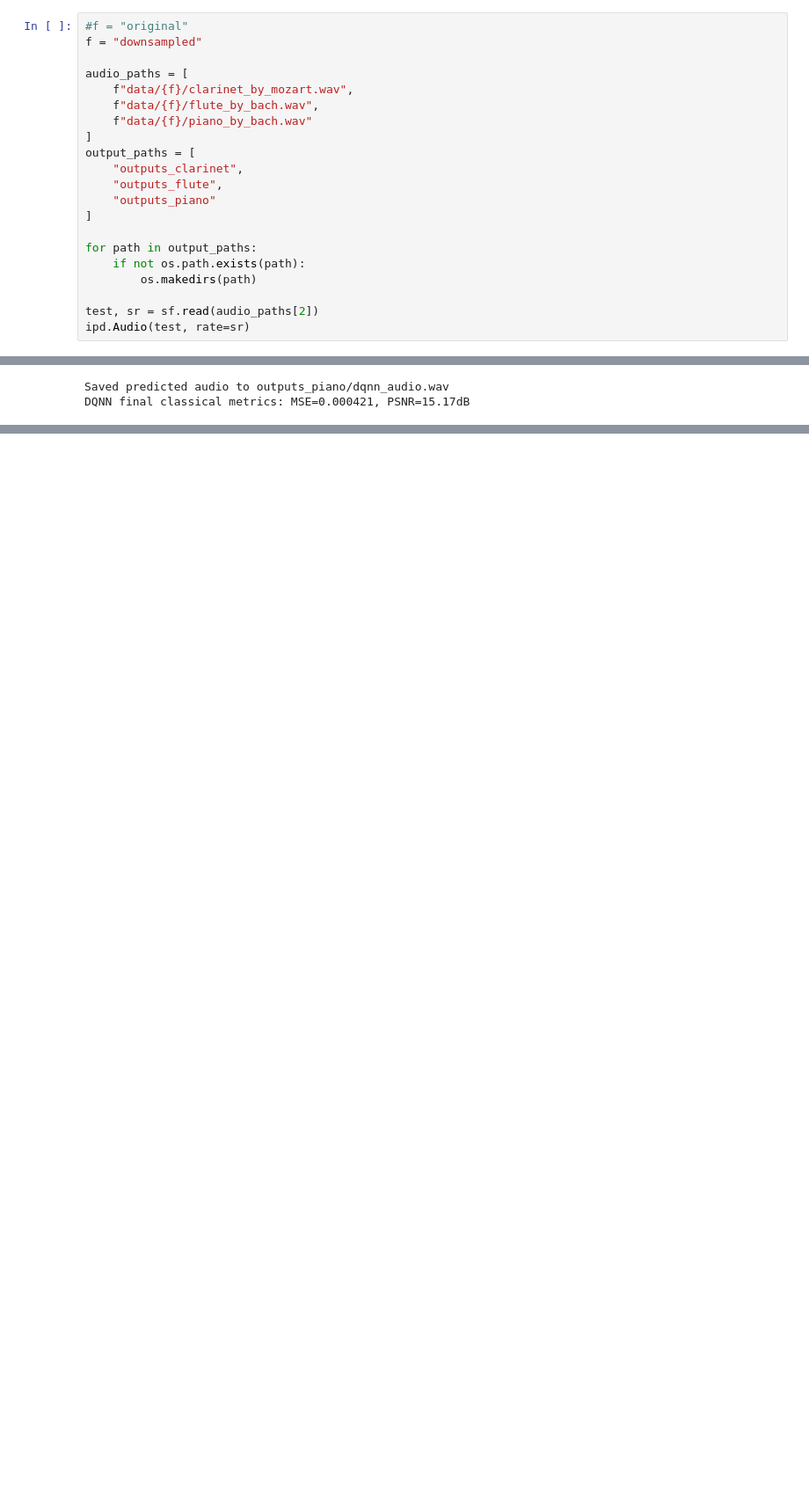
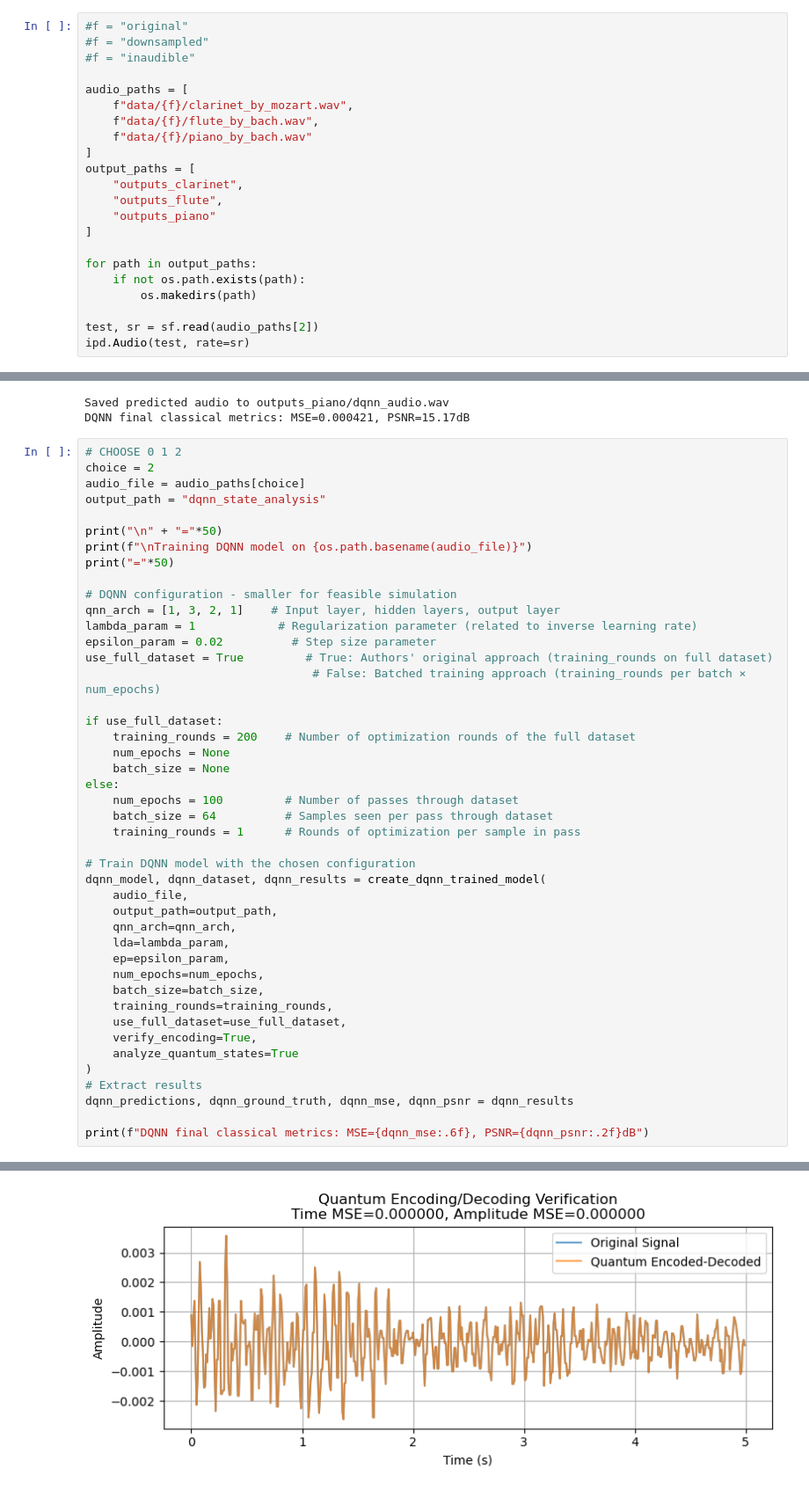
Before and after one commit to eriel070/inr-qnn, a Jupyter notebook: project_center.ipynb, the cells around one changed output, grey strips where cells are left out. Shown at 88% size. Saved outputs shown, nothing was run; the diff lists cells and outputs as text; blank space fills up the shorter version.

Commit message:
quantum_state_analysis

```diff
--- a/project_center.ipynb
+++ b/project_center.ipynb
@@ -40,7 +40,8 @@ print(f"Using device: {device}")
 Using device: cpu
 # %%
 #f = "original"
-f = "downsampled"
+#f = "downsampled"
+#f = "inaudible"
 
 audio_paths = [
     f"data/{f}/clarinet_by_mozart.wav",
@@ -331,3 +332,48 @@ DQNN Predicted Audio (5.00 seconds):
 [interactive output not drawn]
 Saved predicted audio to outputs_piano/dqnn_audio.wav
 DQNN final classical metrics: MSE=0.000421, PSNR=15.17dB
+# %%
+# CHOOSE 0 1 2
+choice = 2
+audio_file = audio_paths[choice]
+output_path = "dqnn_state_analysis"
+
+print("\n" + "="*50)
+print(f"\nTraining DQNN model on {os.path.basename(audio_file)}")
+print("="*50)
+
+# DQNN configuration - smaller for feasible simulation
+qnn_arch = [1, 3, 2, 1]    # Input layer, hidden layers, output layer
+lambda_param = 1            # Regularization parameter (related to inverse learning rate)
+epsilon_param = 0.02          # Step size parameter
+use_full_dataset = True         # True: Authors' original approach (training_rounds on full dataset)
+                                 # False: Batched training approach (training_rounds per batch × num_epochs)
+
+if use_full_dataset:
+    training_rounds = 200    # Number of optimization rounds of the full dataset
+    num_epochs = None
+    batch_size = None
+else:
+    num_epochs = 100         # Number of passes through dataset
+    batch_size = 64          # Samples seen per pass through dataset
+    training_rounds = 1      # Rounds of optimization per sample in pass
+
+# Train DQNN model with the chosen configuration
+dqnn_model, dqnn_dataset, dqnn_results = create_dqnn_trained_model(
+    audio_file,
+    output_path=output_path,
+    qnn_arch=qnn_arch,
+    lda=lambda_param,
+    ep=epsilon_param,
+    num_epochs=num_epochs,
+    batch_size=batch_size,
+    training_rounds=training_rounds,
+    use_full_dataset=use_full_dataset,
+    verify_encoding=True,
+    analyze_quantum_states=True
+)
+# Extract results
+dqnn_predictions, dqnn_ground_truth, dqnn_mse, dqnn_psnr = dqnn_results
+
+print(f"DQNN final classical metrics: MSE={dqnn_mse:.6f}, PSNR={dqnn_psnr:.2f}dB")
+# %% [output]
@@ -333,0 +394 @@ DQNN final classical metrics: MSE=0.000421, PSNR=15.17dB
+[figure, added]
```
Also changed, not shown: parts of 1 cell of this notebook, 10 other files.
